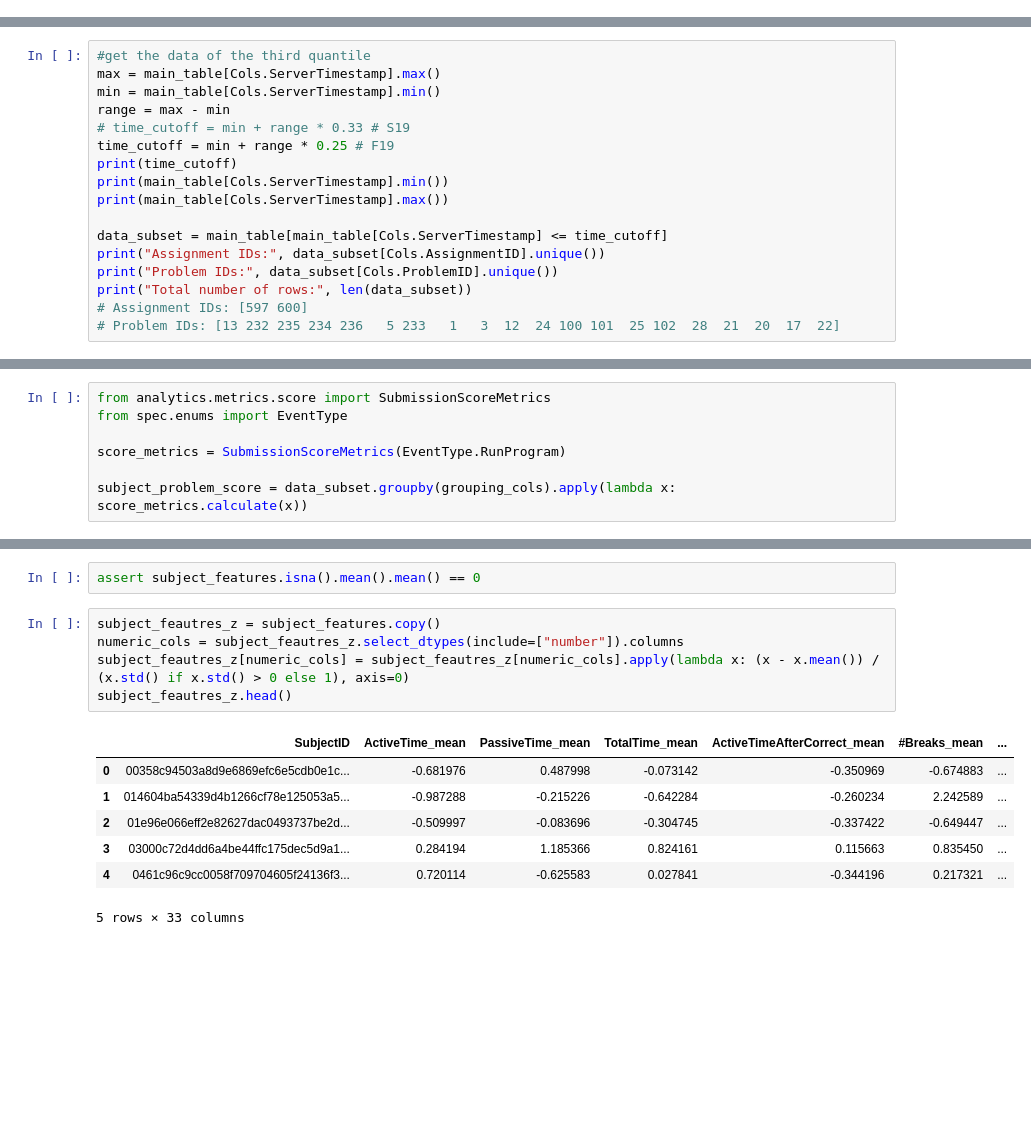
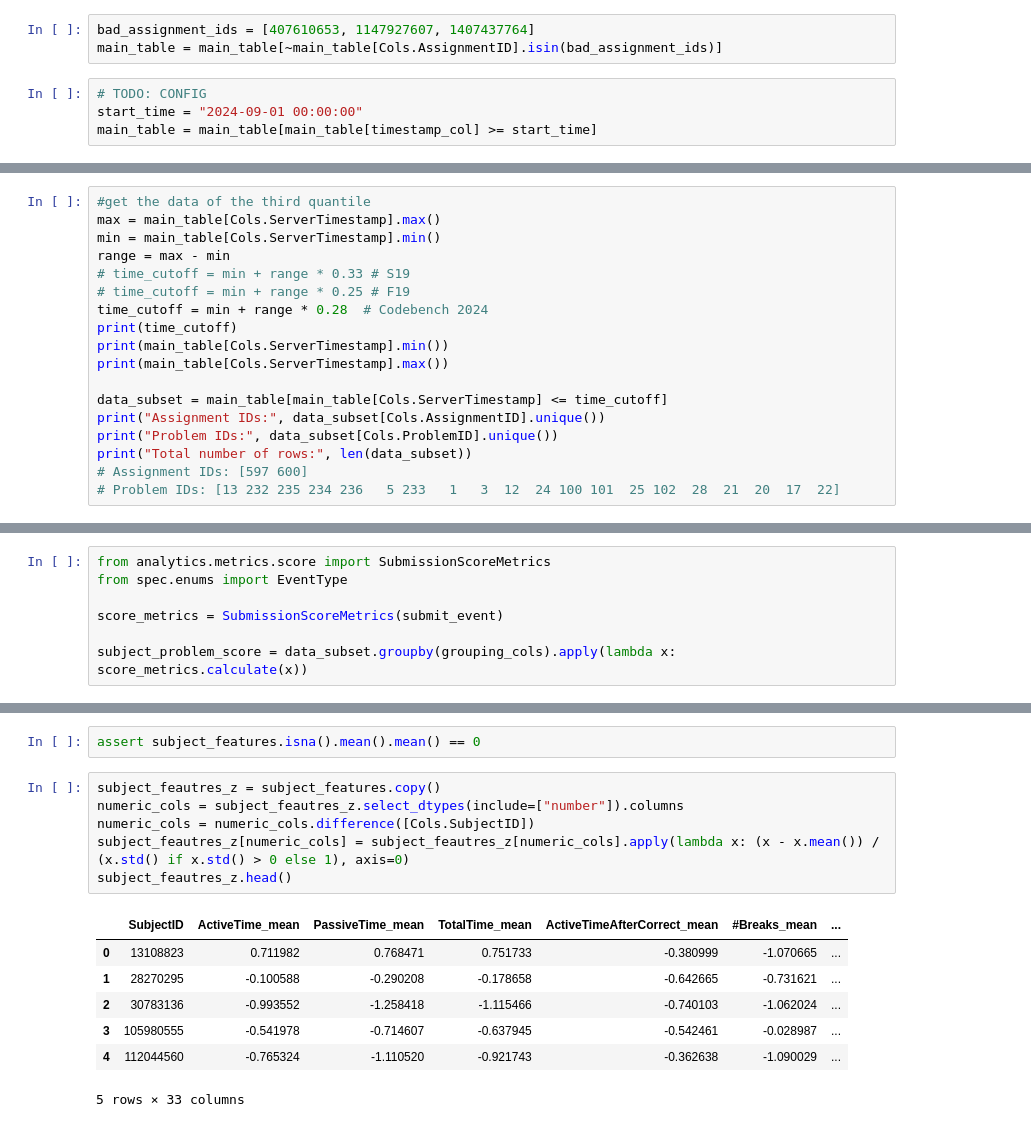
Before and after one commit to CSSPLICE/ProgSnapToolkit, a Jupyter notebook: test_anaytics.ipynb, the cells around one changed output, grey strips where cells are left out. Saved outputs shown, nothing was run; the diff lists cells and outputs as text; blank space fills up the shorter version.

```diff
--- a/test_anaytics.ipynb
+++ b/test_anaytics.ipynb
@@ -108 +112,8 @@ Warning: Invalid timezone offset '0' for 'ServerTimestamp' value '2019-12-05T04:
+# %%
+bad_assignment_ids = [407610653, 1147927607, 1407437764]
+main_table = main_table[~main_table[Cols.AssignmentID].isin(bad_assignment_ids)]
+# %%
+# TODO: CONFIG
+start_time = "2024-09-01 00:00:00"
+main_table = main_table[main_table[timestamp_col] >= start_time]
 # %%
@@ -145,7 +161,8 @@ max = main_table[Cols.ServerTimestamp].max()
 min = main_table[Cols.ServerTimestamp].min()
 range = max - min
 # time_cutoff = min + range * 0.33 # S19
-time_cutoff = min + range * 0.25 # F19
+# time_cutoff = min + range * 0.25 # F19
+time_cutoff = min + range * 0.28  # Codebench 2024
 print(time_cutoff)
 print(main_table[Cols.ServerTimestamp].min())
 print(main_table[Cols.ServerTimestamp].max())
@@ -234,7 +261,7 @@ result.describe()
 from analytics.metrics.score import SubmissionScoreMetrics
 from spec.enums import EventType
 
-score_metrics = SubmissionScoreMetrics(EventType.RunProgram)
+score_metrics = SubmissionScoreMetrics(submit_event)
 
 subject_problem_score = data_subset.groupby(grouping_cols).apply(lambda x: score_metrics.calculate(x))
 # %%
@@ -363,14 +390,15 @@ assert subject_features.isna().mean().mean() == 0
 # %%
 subject_feautres_z = subject_features.copy()
 numeric_cols = subject_feautres_z.select_dtypes(include=["number"]).columns
+numeric_cols = numeric_cols.difference([Cols.SubjectID])
 subject_feautres_z[numeric_cols] = subject_feautres_z[numeric_cols].apply(lambda x: (x - x.mean()) / (x.std() if x.std() > 0 else 1), axis=0)
 subject_feautres_z.head()
 # %% [output]
 |  | SubjectID | ActiveTime_mean | PassiveTime_mean | TotalTime_mean | ActiveTimeAfterCorrect_mean | #Breaks_mean | ... |
-| 0 | 00358c94503a8d9e6869efc6e5cdb0e1c... | -0.681976 | 0.487998 | -0.073142 | -0.350969 | -0.674883 | ... |
-| 1 | 014604ba54339d4b1266cf78e125053a5... | -0.987288 | -0.215226 | -0.642284 | -0.260234 | 2.242589 | ... |
-| 2 | 01e96e066eff2e82627dac0493737be2d... | -0.509997 | -0.083696 | -0.304745 | -0.337422 | -0.649447 | ... |
-| 3 | 03000c72d4dd6a4be44ffc175dec5d9a1... | 0.284194 | 1.185366 | 0.824161 | 0.115663 | 0.835450 | ... |
-| 4 | 0461c96c9cc0058f709704605f24136f3... | 0.720114 | -0.625583 | 0.027841 | -0.344196 | 0.217321 | ... |
+| 0 | 13108823 | 0.711982 | 0.768471 | 0.751733 | -0.380999 | -1.070665 | ... |
+| 1 | 28270295 | -0.100588 | -0.290208 | -0.178658 | -0.642665 | -0.731621 | ... |
+| 2 | 30783136 | -0.993552 | -1.258418 | -1.115466 | -0.740103 | -1.062024 | ... |
+| 3 | 105980555 | -0.541978 | -0.714607 | -0.637945 | -0.542461 | -0.028987 | ... |
+| 4 | 112044560 | -0.765324 | -1.110520 | -0.921743 | -0.362638 | -1.090029 | ... |
 5 rows × 33 columns
 # %%
```
Also changed, not shown: parts of 22 cells of this notebook, 4 other files.
